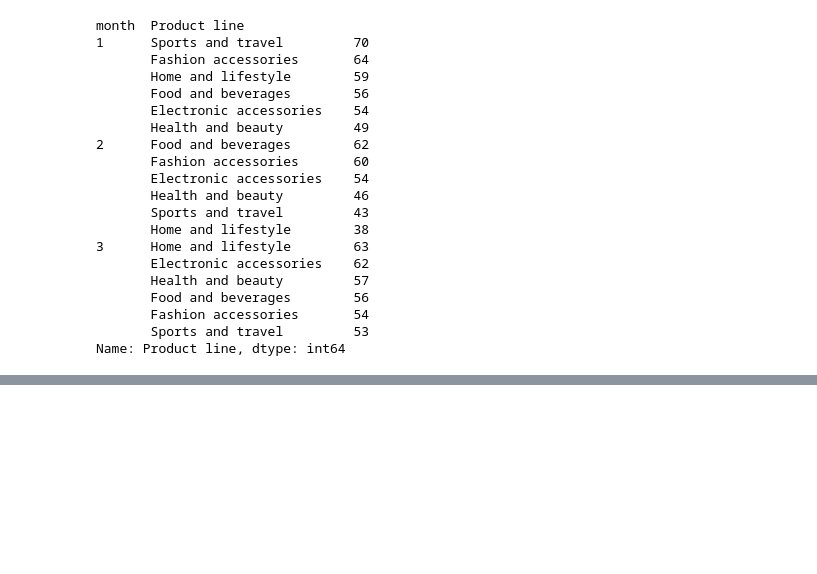
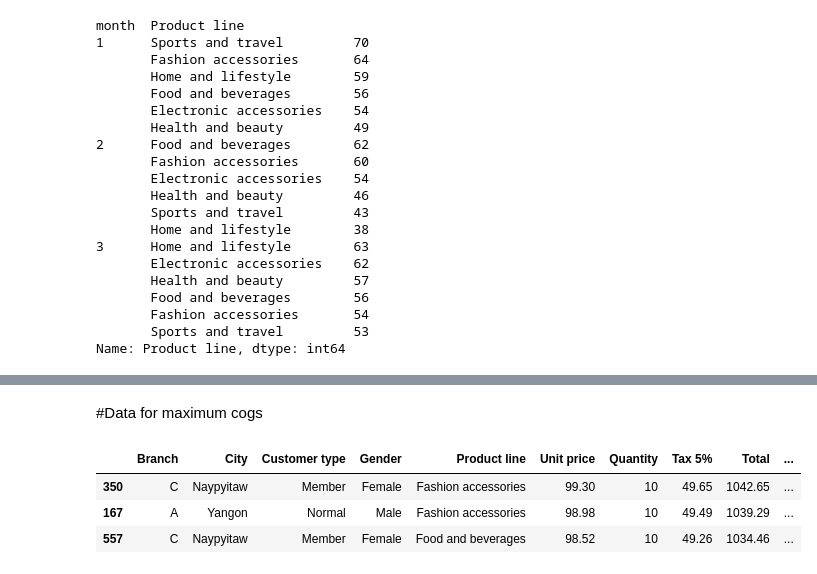
Before and after one commit to KalpitWalekar/projects, a Jupyter notebook: SM_Sales_Data_Project.ipynb, the cells around one changed output, grey strips where cells are left out. Drawn from its saved outputs; the diff is of its cells as text; code cells hidden in the pictures; blank space fills up the shorter version.

```diff
--- a/SM_Sales_Data_Project.ipynb
+++ b/SM_Sales_Data_Project.ipynb
@@ -312,0 +341,9 @@ SW_sales.head(2)
+# %% [markdown]
+#Data for maximum cogs
+# %%
+SW_sales.sort_values(by='cogs',ascending=False).head(3)
+# %% [output]
+|  | Branch | City | Customer type | Gender | Product line | Unit price | Quantity | Tax 5% | Total | ... |
+| 350 | C | Naypyitaw | Member | Female | Fashion accessories | 99.30 | 10 | 49.65 | 1042.65 | ... |
+| 167 | A | Yangon | Normal | Male | Fashion accessories | 98.98 | 10 | 49.49 | 1039.29 | ... |
+| 557 | C | Naypyitaw | Member | Female | Food and beverages | 98.52 | 10 | 49.26 | 1034.46 | ... |
```
Also changed, not shown: parts of 11 cells of this notebook.
